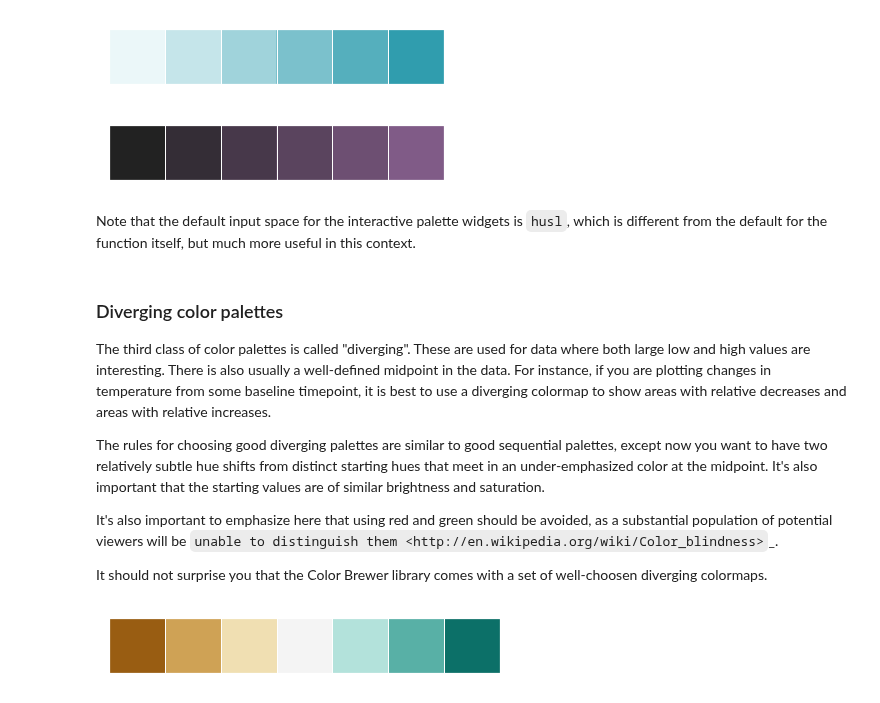
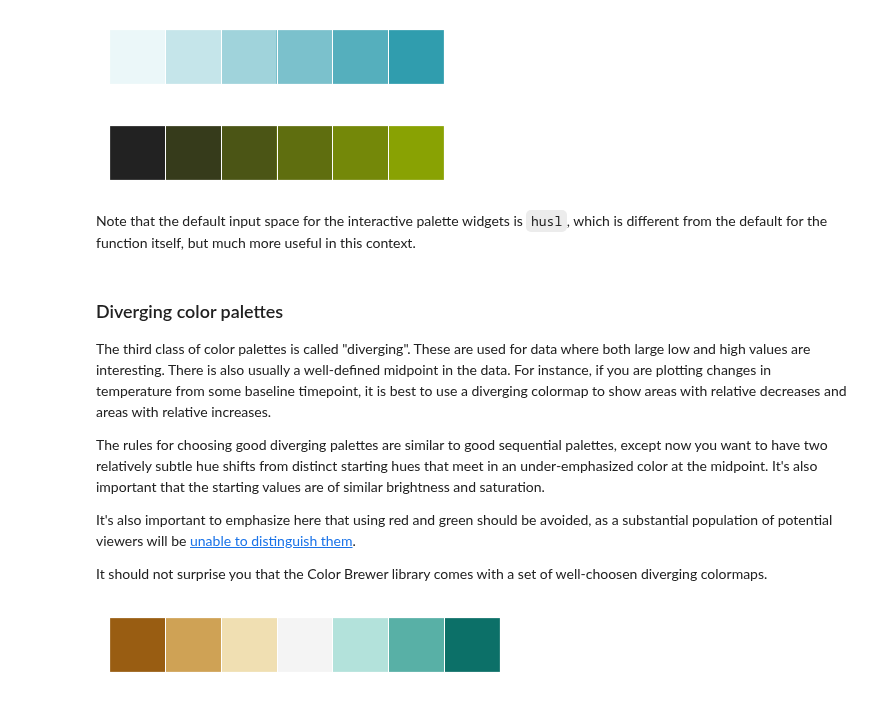
Before and after one commit to cuttlefishh/python-for-data-analysis, a Jupyter notebook: lessons/lesson14.2.ipynb, the cells around one changed output. Drawn from its saved outputs; the diff is of its cells as text; code cells hidden in the pictures.

```diff
--- a/lessons/lesson14.2.ipynb
+++ b/lessons/lesson14.2.ipynb
@@ -139,6 +139,8 @@ plt.plot([0, 1], [0, 3], sns.xkcd_rgb["navy"], lw=3)
 If you want to spend some time picking colors, this [interactive visualization](http://www.luminoso.com/colors/) may be useful. In addition to pulling out single colors from the ``xkcd_rgb`` dictionary, you can also pass a list of names to the `xkcd_palette` function.
 # %%
 colors = ["windows blue", "amber", "greyish", "faded green", "dusty purple"]
-sns.palplot(sns.xkcd_palette(colors))
+palette = sns.xkcd_palette(colors)
+sns.set_palette(palette)
+sns.palplot(palette)
 # %% [output]
 [figure]
@@ -248,9 +260,9 @@ sns.palplot(sns.light_palette((210, 90, 60), input="husl"))
 # %% [output]
 [figure]
 # %%
-sns.palplot(sns.dark_palette("muted purple", input="xkcd"))
+sns.palplot(sns.dark_palette("vomit green", input="xkcd"))
 # %% [output]
-[figure, old version]
+[figure, new version]
 # %% [markdown]
 Note that the default input space for the interactive palette widgets is `husl`, which is different from the default for the function itself, but much more useful in this context.
 # %% [markdown]
@@ -260,7 +272,7 @@ The third class of color palettes is called "diverging". These are used for data
 
 The rules for choosing good diverging palettes are similar to good sequential palettes, except now you want to have two relatively subtle hue shifts from distinct starting hues that meet in an under-emphasized color at the midpoint. It's also important that the starting values are of similar brightness and saturation.
 
-It's also important to emphasize here that using red and green should be avoided, as a substantial population of potential viewers will be `unable to distinguish them <http://en.wikipedia.org/wiki/Color_blindness>`_.
+It's also important to emphasize here that using red and green should be avoided, as a substantial population of potential viewers will be [unable to distinguish them](http://en.wikipedia.org/wiki/Color_blindness).
 
 It should not surprise you that the Color Brewer library comes with a set of well-choosen diverging colormaps.
 # %%
```
Also changed, not shown: parts of 9 cells of this notebook, 5 other files.
